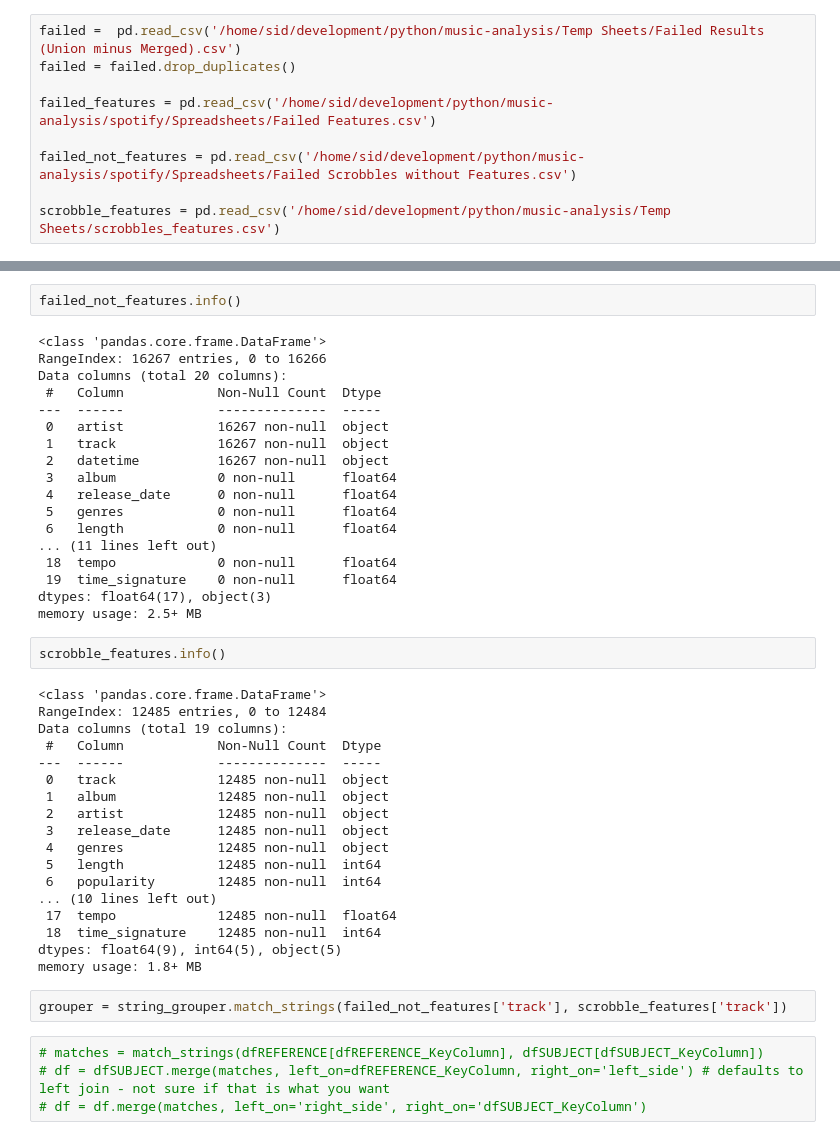
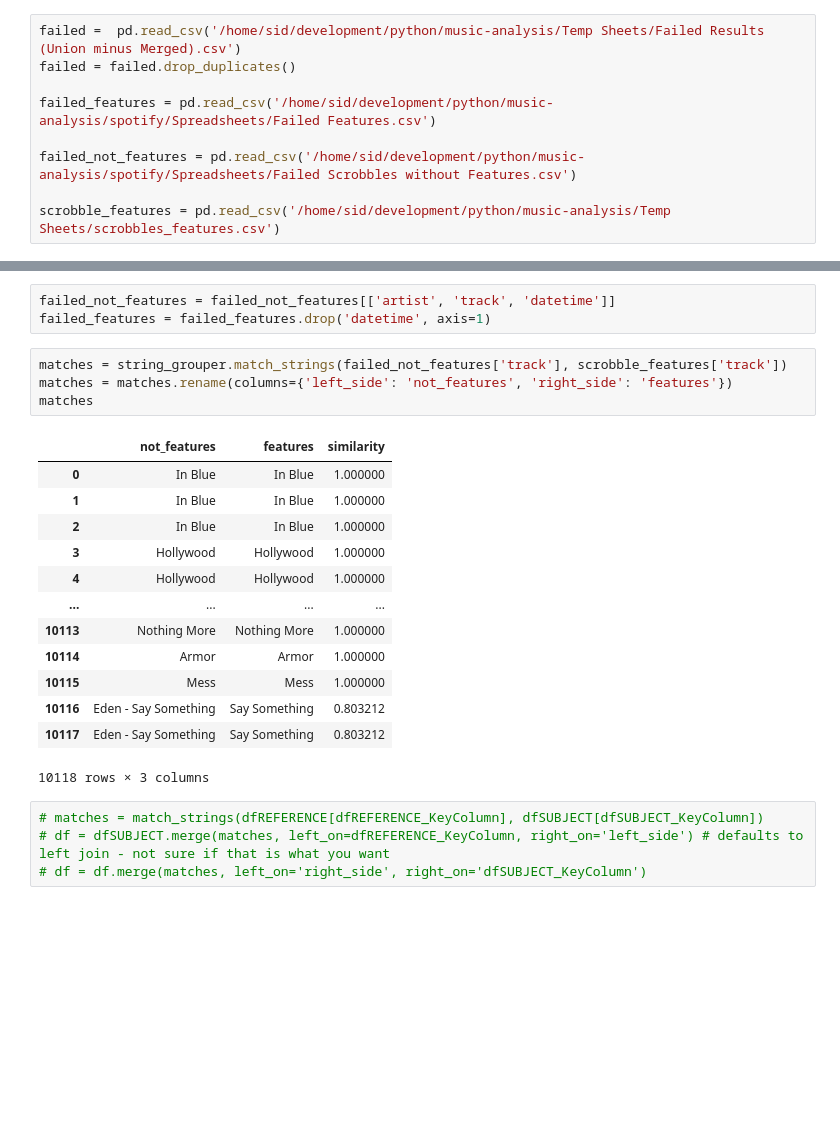
Before and after one commit to SidSaxena/music-analysis, a Jupyter notebook: Data Matching/string_grouper.ipynb, the cells around one changed output, grey strips where cells are left out. Cells and saved outputs as stored; diff of their text form; blank space fills up the shorter version.

```diff
--- a/Data Matching/string_grouper.ipynb
+++ b/Data Matching/string_grouper.ipynb
@@ -53,45 +13,24 @@ memory usage: 164.2+ KB
-# %%
-failed_not_features.info()
-# %% [output]
-<class 'pandas.core.frame.DataFrame'>
-RangeIndex: 16267 entries, 0 to 16266
-Data columns (total 20 columns):
- #   Column            Non-Null Count  Dtype
----  ------            --------------  -----
- 0   artist            16267 non-null  object
- 1   track             16267 non-null  object
- 2   datetime          16267 non-null  object
- 3   album             0 non-null      float64
- 4   release_date      0 non-null      float64
- 5   genres            0 non-null      float64
- 6   length            0 non-null      float64
-... (11 lines left out)
- 18  tempo             0 non-null      float64
- 19  time_signature    0 non-null      float64
-dtypes: float64(17), object(3)
-memory usage: 2.5+ MB
-# %%
-scrobble_features.info()
-# %% [output]
-<class 'pandas.core.frame.DataFrame'>
-RangeIndex: 12485 entries, 0 to 12484
-Data columns (total 19 columns):
- #   Column            Non-Null Count  Dtype
----  ------            --------------  -----
- 0   track             12485 non-null  object
- 1   album             12485 non-null  object
- 2   artist            12485 non-null  object
- 3   release_date      12485 non-null  object
- 4   genres            12485 non-null  object
- 5   length            12485 non-null  int64
- 6   popularity        12485 non-null  int64
-... (10 lines left out)
- 17  tempo             12485 non-null  float64
- 18  time_signature    12485 non-null  int64
-dtypes: float64(9), int64(5), object(5)
-memory usage: 1.8+ MB
+# %%
+failed_not_features = failed_not_features[['artist', 'track', 'datetime']]
+failed_features = failed_features.drop('datetime', axis=1)
 # %%
-grouper = string_grouper.match_strings(failed_not_features['track'], scrobble_features['track'])
+matches = string_grouper.match_strings(failed_not_features['track'], scrobble_features['track'])
+matches = matches.rename(columns={'left_side': 'not_features', 'right_side': 'features'})
+matches
+# %% [output]
+|  | not_features | features | similarity |
+| 0 | In Blue | In Blue | 1.000000 |
+| 1 | In Blue | In Blue | 1.000000 |
+| 2 | In Blue | In Blue | 1.000000 |
+| 3 | Hollywood | Hollywood | 1.000000 |
+| 4 | Hollywood | Hollywood | 1.000000 |
+| ... | ... | ... | ... |
+| 10113 | Nothing More | Nothing More | 1.000000 |
+| 10114 | Armor | Armor | 1.000000 |
+| 10115 | Mess | Mess | 1.000000 |
+| 10116 | Eden - Say Something | Say Something | 0.803212 |
+| 10117 | Eden - Say Something | Say Something | 0.803212 |
+10118 rows × 3 columns
 # %%
 # matches = match_strings(dfREFERENCE[dfREFERENCE_KeyColumn], dfSUBJECT[dfSUBJECT_KeyColumn])
 # df = dfSUBJECT.merge(matches, left_on=dfREFERENCE_KeyColumn, right_on='left_side') # defaults to left join - not sure if that is what you want
```
Also changed, not shown: parts of 15 cells of this notebook.
